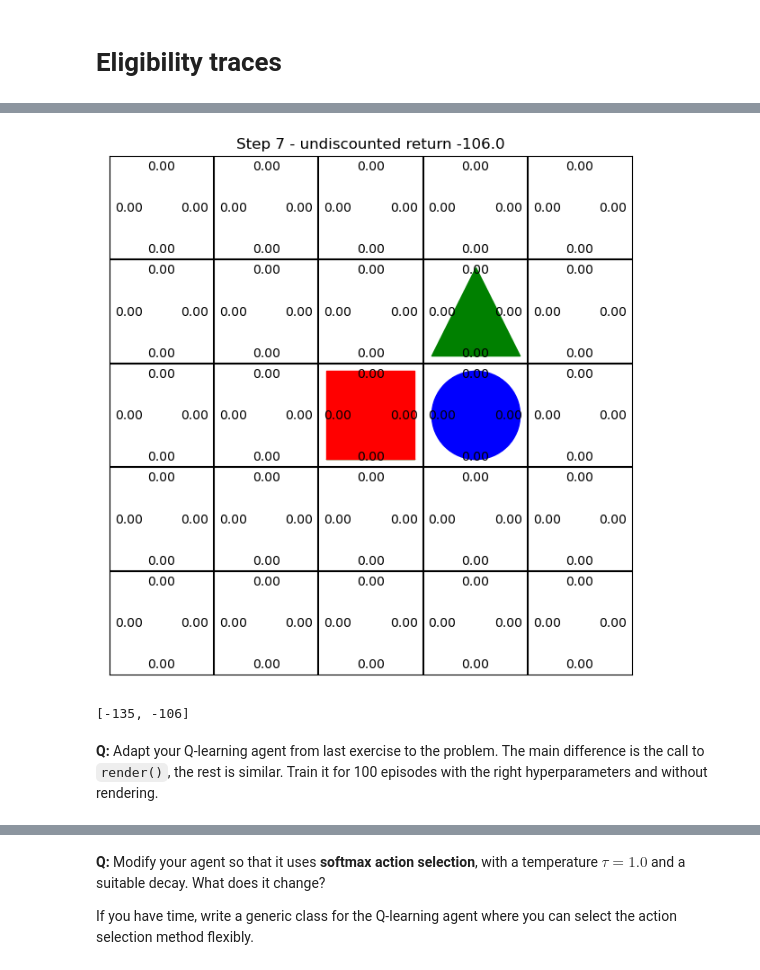
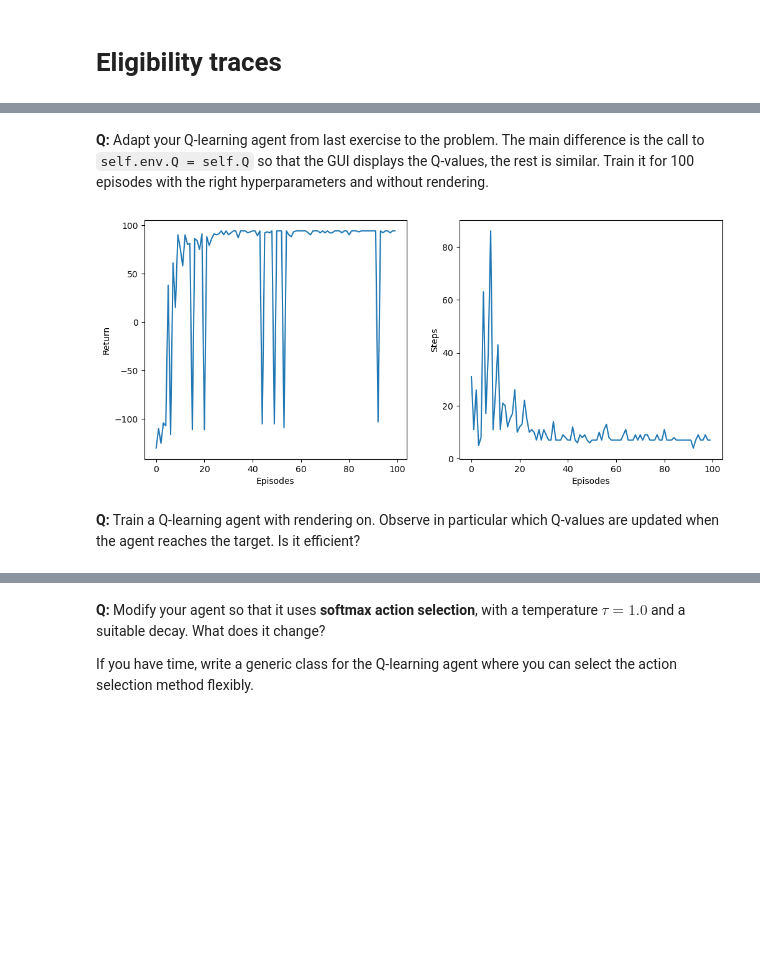
Before and after one commit to vitay/course-deeprl, a Jupyter notebook: notes/exercises/10-Eligibilitytraces-solution.ipynb, the cells around one changed output, grey strips where cells are left out. Cells and saved outputs as stored; diff of their text form; code cells hidden in the pictures; blank space fills up the shorter version.

```diff
--- a/notes/exercises/10-Eligibilitytraces-solution.ipynb
+++ b/notes/exercises/10-Eligibilitytraces-solution.ipynb
@@ -220,19 +357,14 @@ class RandomAgent:
 # %%
 # Create the environment
-env = GridWorld()
+env = GridWorldEnv(render_mode='human')
 
 # Create the agent
 agent = RandomAgent(env)
 
 # Perform random episodes
-returns = agent.train(2, render=True)
-
-print(returns)
+returns, steps = agent.train(2)
-# %% [output]
-[figure, removed]
-[-135, -106]
 # %% [markdown]
-**Q:** Adapt your Q-learning agent from last exercise to the problem. The main difference is the call to `render()`, the rest is similar. Train it for 100 episodes with the right hyperparameters and without rendering.
+**Q:** Adapt your Q-learning agent from last exercise to the problem. The main difference is the call to `self.env.Q = self.Q` so that the GUI displays the Q-values, the rest is similar. Train it for 100 episodes with the right hyperparameters and without rendering.
 # %%
 class QLearningAgent:
     """
@@ -370,3 +496,34 @@ class QLearningAgent:
+# %%
+# Parameters
+gamma = 0.99
+epsilon = 0.1
+decay_epsilon = 0
+alpha = 0.1
+nb_episodes = 100
+
+# Create the environment
+env = GridWorldEnv(render_mode=None)
+
+# Create the agent
+agent = QLearningAgent(env, gamma, epsilon, decay_epsilon, alpha)
+
+# Train the agent
+returns, steps = agent.train(nb_episodes)
+
+plt.figure(figsize=(12, 5))
+plt.subplot(121)
+plt.plot(returns)
+plt.xlabel("Episodes")
+plt.ylabel("Return")
+plt.subplot(122)
+plt.plot(steps)
+plt.xlabel("Episodes")
+plt.ylabel("Steps")
+plt.show()
+# %% [output]
+[figure, added]
+# %% [markdown]
+**Q:** Train a Q-learning agent with rendering on. Observe in particular which Q-values are updated when the agent reaches the target. Is it efficient?
 # %%
 # Parameters
 gamma = 0.99
```
Also changed, not shown: parts of 21 cells of this notebook, 19 other files.
